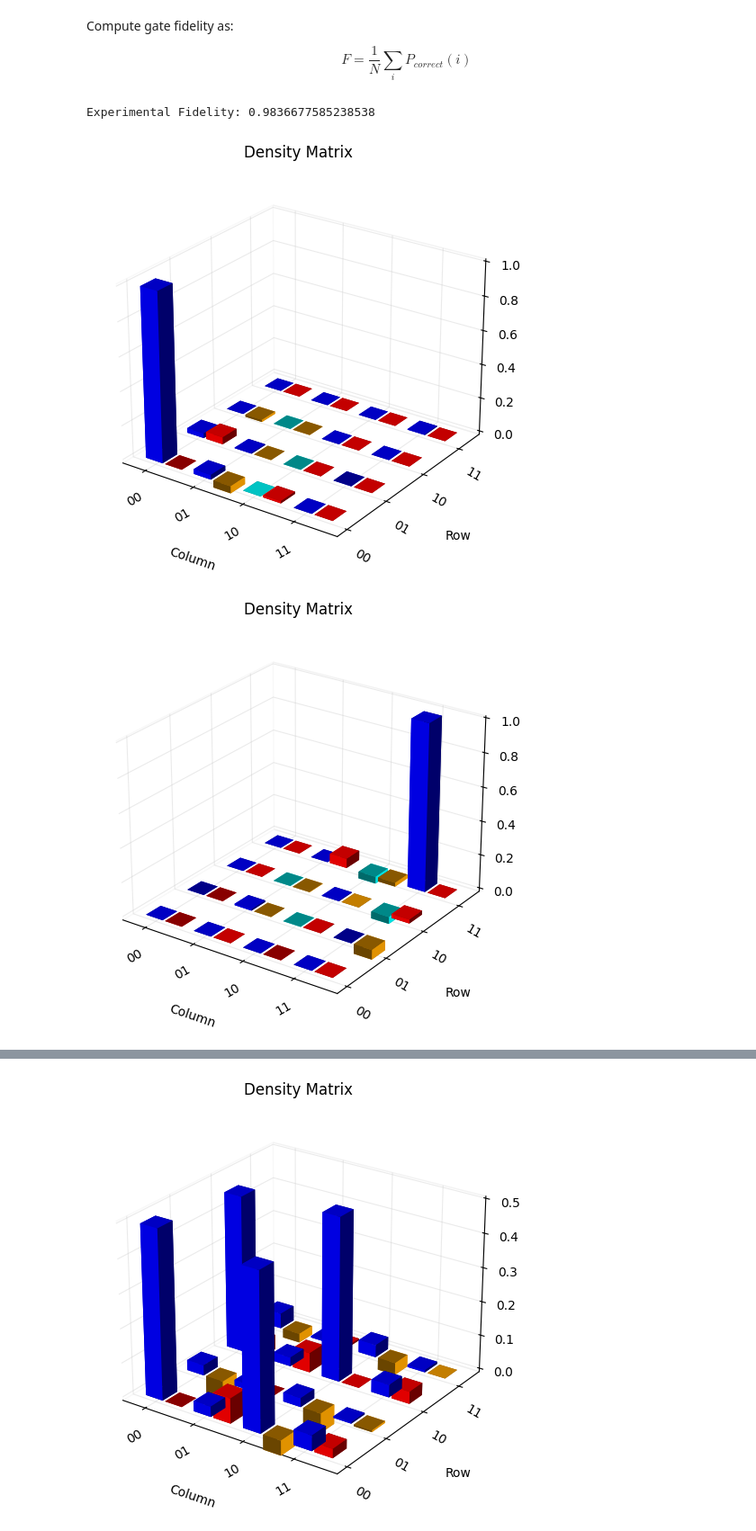
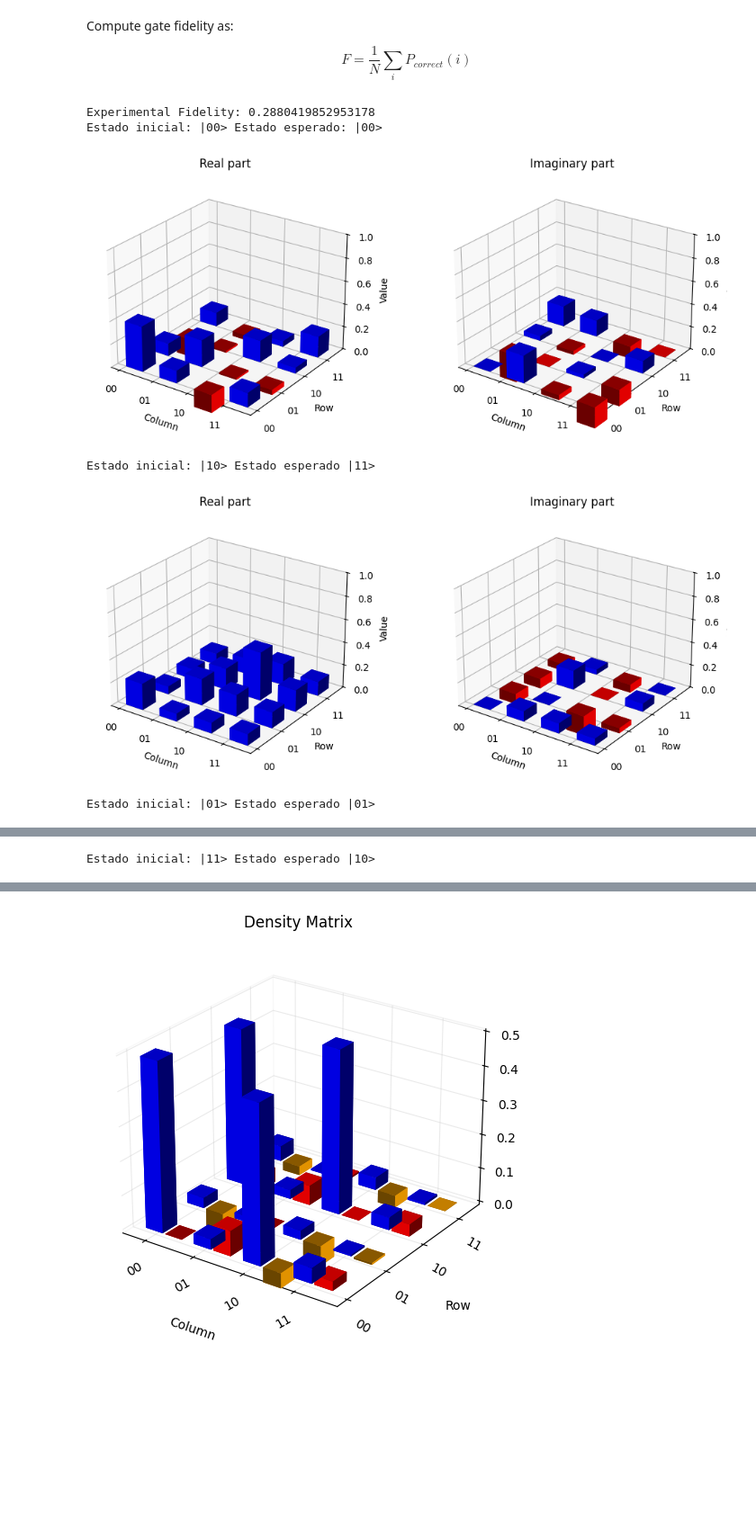
Before and after one commit to andrehroque/python-ml-projects, a Jupyter notebook: NMR-pulse-optimization/pulse optimization.ipynb, the cells around one changed output, grey strips where cells are left out. Shown at 90% size. Saved outputs shown, nothing was run; the diff lists cells and outputs as text; code cells hidden in the pictures; blank space fills up the shorter version.

Commit message:
reorganization and REAL CNOT pulses ran experimentally

```diff
--- a/NMR-pulse-optimization/pulse optimization.ipynb
+++ b/NMR-pulse-optimization/pulse optimization.ipynb
@@ -1369,33 +1426,40 @@ $$
 # %%
 # PULSE: pulseCNOT_0.4.json
 
 # THEORETICAL FIDELITY: 0.9990065515858073
 # TOTALPULSEWIDTH: 0.003
 # SLICES: 1500
 
 # |00> probability: prob1
 # |10> probability: prob2
 # |01> probability: prob3
 # |11> probability: prob4
 
-prob1 = [0.9921451730423994, 0.003855850778740228, 0.0002194245354148675, 0.003779551643446125]
-prob2 = [0, 0.008529455728879686, 0.0023652567409656535, 0.9891052875301546]
-prob3 = [0.007017162437538555, 0.9870988437876488, 0.001925549589438854, 0.00395844418537445]
-prob4 = [0.006785372115752222, 0.019821580252610604, 0.9663217297352126, 0.007071317896423679]
+prob1 = [0.3932991511217047, 0.2341546984179476, 0.1889027429739534, 0.18364340748639435]
+prob2 = [0.22776086812868415, 0.22909029291621363, 0.4211641783071415, 0.1219846606479609]
+prob3 = [0.12231623526677843, 0.4824414545575446, 0.2812499065790344, 0.11399240359664257]
+prob4 = [0.1290207246038223, 0.266414674635076, 0.15444267485406107, 0.4501219259070409]
 
 Fvalue = 1/4*(prob1[0]+prob2[3]+prob3[1]+prob4[2])
 print(f"Experimental Fidelity: {Fvalue}")
 
-matrix1 = {'real': [0.9921451730423994, 0.028011134675126923, -2.414875575831405e-18, 0, 0.028011134675126937, 0.003855850778740228, -0.00031653307587425103, 0, 3.8351442406673946e-21, -0.0003165330758742508, 0.0002194245354148675, 0, 0, 0, 0, 0.003779551643446125], 'imag': [2.164087526598373e-19, -0.04147244806217181, 0.012844947654960841, 0, 0.041472448062171825, -1.0842021724855044e-19, 0.00021379134899762877, 0, -0.012844947654960843, -0.00021379134899762885, 2.523202282033317e-21, 0, 0, 0, 0, 0]}
-matrix2 = {'real': [0, 0, 0, 0, 0, 0.008529455728879686, -0.0008850158618659671, 9.441435943498886e-21, 0, -0.0008850158618659714, 0.0023652567409656535, -0.041002194138769564, 0, 2.471386441067982e-18, -0.04100219413876956, 0.9891052875301546], 'imag': [0, 0, 0, 0, 0, -9.47348893678423e-20, 0.0015841331945704007, -0.05610956931762207, 0, -0.0015841331945704086, -2.642742795433417e-19, 0.022906907265433346, 0, 0.05610956931762226, -0.02290690726543334, 2.8771293131111056e-19]}
-matrix3 = {'real': [0.007017162437538555, -0.07349584475509073, 3.8687699941190145e-19, -0.001382348105497616, -0.07349584475509076, 0.9870988437876488, -4.619747527135225e-18, 6.936776321539093e-18, 0, 0, 0.001925549589438854, 0, -0.0013823481054976146, -3.457164974218427e-18, -8.793497540109815e-20, 0.00395844418537445], 'imag': [-5.534559079059351e-19, 0.032681159475918174, 2.5505806565933213e-19, -0.0031087281904428866, -0.03268115947591818, -4.7976475528075605e-23, -5.108336602468716e-18, 0.051259682068039214, 0, 0, 0, 0, 0.003108728190442887, -0.05125968206803918, 3.103109437266235e-19, -4.87890977618477e-19]}
-matrix4 = {'real': [0.006785372115752222, 7.8290779304624e-18, -2.2121253200648633e-19, -0.0005459326383507806, -7.142614476002881e-18, 0.019821580252610604, -0.0005606314581061435, -0.00016361212866713109, 3.274072186517501e-18, -0.0005606314581061314, 0.9663217297352126, -0.0176801652725387, -0.0005459326383507788, -0.0001636121286671344, -0.01768016527253871, 0.007071317896423679], 'imag': [-6.483523371354539e-18, 0.011110425312697935, -0.02350244869357497, 0.00029239393919184415, -0.01111042531269793, 6.3273048185899325e-18, 1.483331121224574e-16, -0.00030548239582636614, 0.02350244869357494, 1.4642800925494719e-16, -1.3724347134803596e-19, -0.03301087327730773, -0.0002923939391918476, 0.00030548239582636245, 0.03301087327730773, -2.39710324072967e-19]}
+matrix1 = {'real': [0.3932991511217047, 0.10777186178697026, -0.1545938408213187, 0.12220181727709113, 0.10777186178697039, 0.2341546984179476, -0.012908909674977681, -0.04326716668925996, -0.15459384082131875, -0.012908909674977612, 0.1889027429739534, 0.04930533879954199, 0.12220181727709122, -0.04326716668925987, 0.04930533879954198, 0.18364340748639435], 'imag': [3.374608126652734e-17, 0.23849810750536107, -0.04292138543786644, -0.1806617935712935, -0.2384981075053612, -1.3010426069826053e-17, 0.031476667767038106, -0.1423702680867225, 0.042921385437866416, -0.0314766677670381, 5.490128750923473e-17, 0.10726631209598131, 0.18066179357129353, 0.1423702680867224, -0.10726631209598131, -5.551115123125783e-17]}
+matrix2 = {'real': [0.22776086812868415, 0.06769047165835644, 0.09061289257917615, 0.0979228147529654, 0.06769047165835651, 0.22909029291621363, 0.18604836641987813, 0.136828471246992, 0.09061289257917624, 0.1860483664198781, 0.4211641783071415, 0.18581720610967029, 0.09792281475296548, 0.136828471246992, 0.1858172061096704, 0.1219846606479609], 'imag': [1.530094121218599e-18, 0.08887495073364324, 0.0858007848272544, 0.060039668988654205, -0.08887495073364331, 5.0840452741420005e-17, -0.16740169483751396, -0.043961987937226596, -0.08580078482725448, 0.16740169483751396, -5.807596699554385e-17, 0.07023161574068791, -0.060039668988654225, 0.0439619879372267, -0.07023161574068791, 6.358506928448582e-17]}
+matrix3 = {'real': [0.12231623526677843, 0.08690450369286326, 0.054056875355067216, -0.047239720274033184, 0.08690450369286332, 0.4824414545575446, 0.22926391489606215, 0.08150897868247357, 0.054056875355067216, 0.22926391489606218, 0.2812499065790344, -0.025106182616060922, -0.0472397202740331, 0.0815089786824736, -0.025106182616060894, 0.11399240359664257], 'imag': [-3.1330678388378226e-17, -0.21344874393879684, -0.12100247602905555, -0.04604243079477756, 0.21344874393879681, 8.46761896711179e-17, 0.07324800044664183, -0.12212257615097141, 0.12100247602905549, -0.07324800044664184, -4.217546450968612e-17, -0.14993436544537425, 0.046042430794777565, 0.12212257615097138, 0.14993436544537422, -6.938893903907228e-18]}
+matrix4 = {'real': [0.1290207246038223, 0.09265664534786369, -0.08746517350807968, 0.03560058864910916, 0.09265664534786375, 0.266414674635076, -0.009900680612997845, -0.19751549097681348, -0.08746517350807974, -0.00990068061299787, 0.15444267485406107, -0.16697299941823368, 0.035600588649109116, -0.19751549097681342, -0.16697299941823368, 0.4501219259070409], 'imag': [-5.865943642409083e-18, -0.110766589941656, -0.05242900881205002, 0.16252070256592635, 0.11076658994165609, -1.1709383462843448e-17, -0.14659495644789491, 0.13945635896242242, 0.052429008812050065, 0.14659495644789494, 4.195862407518902e-17, -0.19511701944726467, -0.16252070256592643, -0.13945635896242237, 0.1951170194472646, 1.8467012316038256e-17]}
 
-plot_density_matrix(grab_state_matrix(matrix1))
-plot_density_matrix(grab_state_matrix(matrix2))
-plot_density_matrix(grab_state_matrix(matrix3))
-plot_density_matrix(grab_state_matrix(matrix4))
+print("Estado inicial: |00> Estado esperado: |00>")
+plot_density_matrix_separate(grab_state_matrix(matrix1))
+print("Estado inicial: |10> Estado esperado |11>")
+plot_density_matrix_separate(grab_state_matrix(matrix2))
+print("Estado inicial: |01> Estado esperado |01>")
+plot_density_matrix_separate(grab_state_matrix(matrix3))
+print("Estado inicial: |11> Estado esperado |10>")
+plot_density_matrix_separate(grab_state_matrix(matrix4))
 # %% [output]
-Experimental Fidelity: 0.9836677585238538
+Experimental Fidelity: 0.2880419852953178
+Estado inicial: |00> Estado esperado: |00>
-[figure, old version]
+[figure, new version]
+Estado inicial: |10> Estado esperado |11>
-[figure, old version]
+[figure, new version]
+Estado inicial: |01> Estado esperado |01>
@@ -1402,0 +1467 @@ Experimental Fidelity: 0.9836677585238538
+Estado inicial: |11> Estado esperado |10>
```
Also changed, not shown: parts of 9 cells of this notebook, 20 other files.
